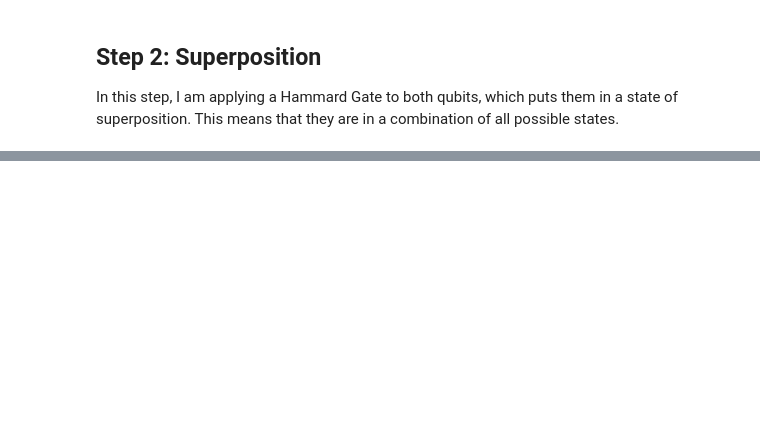
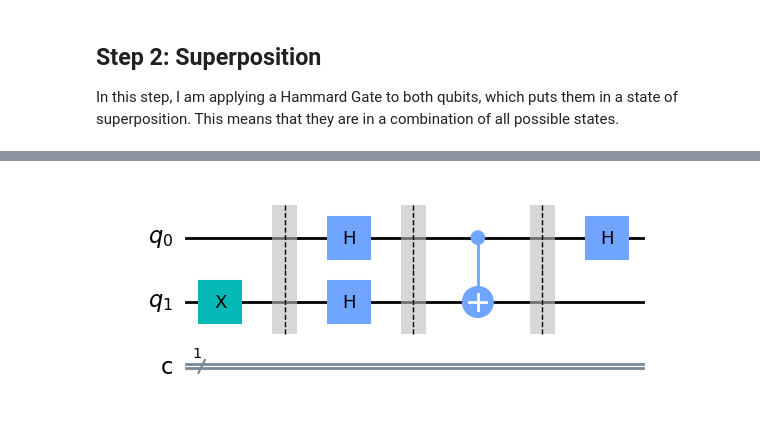
Before and after one commit to JakubP56/EmergingTechnologies, a Jupyter notebook: project.ipynb, the cells around one changed output, grey strips where cells are left out. Drawn from its saved outputs; the diff is of its cells as text; code cells hidden in the pictures; blank space fills up the shorter version.

```diff
--- a/project.ipynb
+++ b/project.ipynb
@@ -132,0 +162,9 @@ circuit.draw(output='mpl')
+# %%
+# applying hammard gate
+circuit.h(0)
+
+
+
+circuit.draw(output='mpl')
+# %% [output]
+[figure, added]
```
Also changed, not shown: parts of 14 cells of this notebook.
